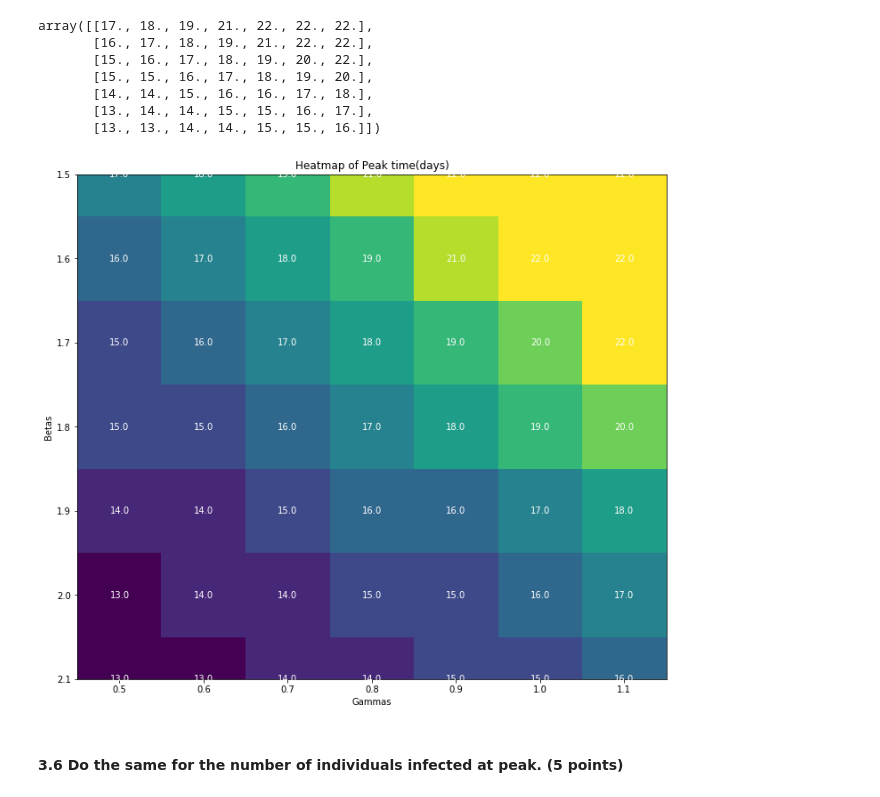
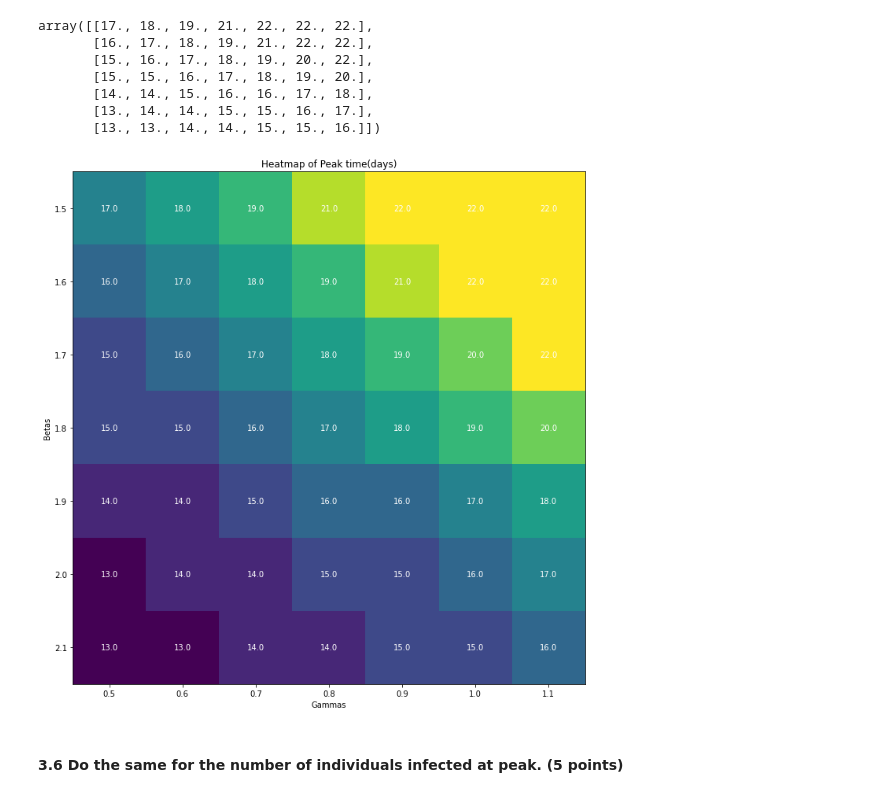
Before and after one commit to xyqiuchloe/BIS-634-Homework-XinyueQiu, a Jupyter notebook: homework3/assignment3.ipynb, the cells around one changed output. Saved outputs shown, nothing was run; the diff lists cells and outputs as text; code cells hidden in the pictures.

```diff
--- a/homework3/assignment3.ipynb
+++ b/homework3/assignment3.ipynb
@@ -393,23 +379,21 @@ array([[17., 18., 19., 21., 22., 22., 22.],
 # %%
 #source: https://matplotlib.org/3.4.3/gallery/images_contours_and_fields/image_annotated_heatmap.html#sphx-glr-gallery-images-contours-and-fields-image-annotated-heatmap-py
 fig, ax = plt.subplots(figsize=(10, 10))
 im = ax.imshow(zeros_array)
-ax.set_xticks(np.arange(len(gammas)))
-ax.set_yticks(np.arange(len(betas)))
-ax.set_xticklabels(gammas)
-ax.set_yticklabels(betas)
+ax.set_xticks(np.arange(len(gammas)),labels = gammas)
+ax.set_yticks(np.arange(len(betas)),labels = betas)
 for i in range(len(betas)):
     for j in range(len(gammas)):
         text = ax.text(j, i, zeros_array[i, j],
                        ha="center", va="center", color="w")
 
 ax.set_title("Heatmap of Peak time(days)")
 ax.set_xlabel("Gammas")
 ax.set_ylabel("Betas")
 fig.tight_layout()
 plt.show()
 # %% [output]
-[figure, old version]
+[figure, new version]
 # %% [markdown]
 #### 3.6 Do the same for the number of individuals infected at peak. (5 points)
 # %%
```
Also changed, not shown: parts of 4 cells of this notebook.
